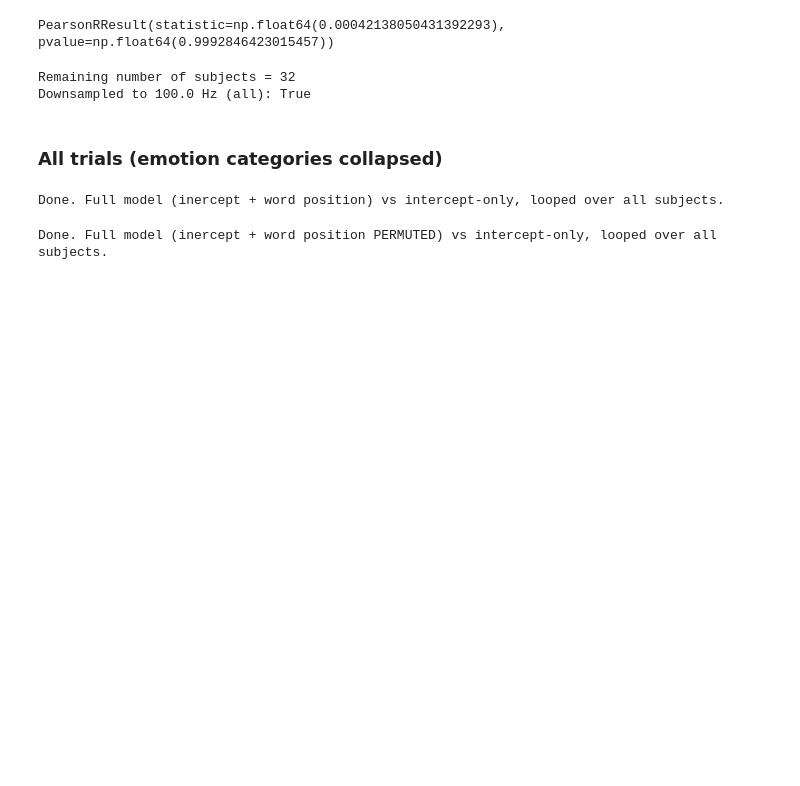
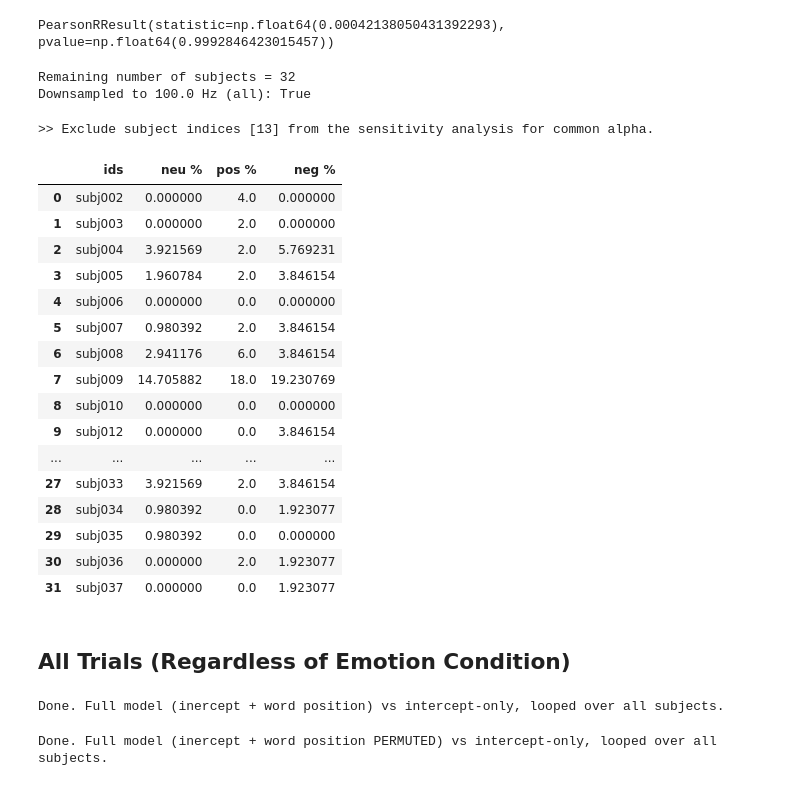
Before and after one commit to amandalin047/Updating_rERP_2023, a Jupyter notebook: deconvolution/deconv_v4.ipynb, the cells around one changed output. Cells and saved outputs as stored; diff of their text form; code cells hidden in the pictures; blank space fills up the shorter version.

```diff
--- a/deconvolution/deconv_v4.ipynb
+++ b/deconvolution/deconv_v4.ipynb
@@ -295,8 +281,55 @@ print(f"Downsampled to 100.0 Hz (all): {np.all(sfreq_check == 100.0)}")
 # %% [output]
 Remaining number of subjects = 32
 Downsampled to 100.0 Hz (all): True
+# %%
+time_lock_points = [x for x in pd.DataFrame(epochs.annotations)["description"] if x.startswith("w1/")]
+assert len(time_lock_points) == total_n_trials
+subj_conditions = [np.array([t.split("/")[1] for t in time_lock_points]) for _ in subj_drop_indices]
+masks = [np.arange(1, total_n_trials+1) for _ in subj_drop_indices]
+for mask, indices, conditions in zip(masks, subj_drop_indices, subj_conditions):
+    mask[indices] = 0
+    conditions[mask==0] = "-"
+
+subj_condition_counts = [[np.sum(conditions==c) for c in ("neu", "pos", "neg")]
+                                                for conditions in subj_conditions]
+table = pd.DataFrame(data=subj_condition_counts,
+                     columns=["neu %", "pos %", "neg %"])
+table = table.astype(float)
+
+def get_frac(x, col):
+    my_d = {"neu %": 102, "pos %": 50, "neg %": 52} # total trial count per condition is hard coded here... lol
+    return (1 - x/my_d[col]) * 100
+for col in ["neu %", "pos %", "neg %"]:
+    table[col] = table[col].map(get_frac, col=col)
+
+table.insert(0, "ids", subj_ids)
+table["ids"] = table["ids"].astype(str)
+to_drop = table.loc[(table["neu %"] > DROP_PERCENTAGE_THRESHOLD)
+                   |(table["pos %"] > DROP_PERCENTAGE_THRESHOLD)
+                   |(table["neg %"] > DROP_PERCENTAGE_THRESHOLD)]
+print(f">> Exclude subject indices {list(to_drop.index)} from the sensitivity analysis for common alpha.")
+display(table)
+# %% [output]
+>> Exclude subject indices [13] from the sensitivity analysis for common alpha.
+|  | ids | neu % | pos % | neg % |
+| 0 | subj002 | 0.000000 | 4.0 | 0.000000 |
+| 1 | subj003 | 0.000000 | 2.0 | 0.000000 |
+| 2 | subj004 | 3.921569 | 2.0 | 5.769231 |
+| 3 | subj005 | 1.960784 | 2.0 | 3.846154 |
+| 4 | subj006 | 0.000000 | 0.0 | 0.000000 |
+| 5 | subj007 | 0.980392 | 2.0 | 3.846154 |
+| 6 | subj008 | 2.941176 | 6.0 | 3.846154 |
+| 7 | subj009 | 14.705882 | 18.0 | 19.230769 |
+| 8 | subj010 | 0.000000 | 0.0 | 0.000000 |
+| 9 | subj012 | 0.000000 | 0.0 | 3.846154 |
+| ... | ... | ... | ... | ... |
+| 27 | subj033 | 3.921569 | 2.0 | 3.846154 |
+| 28 | subj034 | 0.980392 | 0.0 | 1.923077 |
+| 29 | subj035 | 0.980392 | 0.0 | 0.000000 |
+| 30 | subj036 | 0.000000 | 2.0 | 1.923077 |
+| 31 | subj037 | 0.000000 | 0.0 | 1.923077 |
 # %% [markdown]
-### All trials (emotion categories collapsed)
+## All Trials (Regardless of Emotion Condition)
 # %%
 #ch_roi_to_idx = {ch: idx for idx, ch in enumerate(list_of_epochs[0].ch_names)}
 
```
Also changed, not shown: parts of 10 cells of this notebook.
